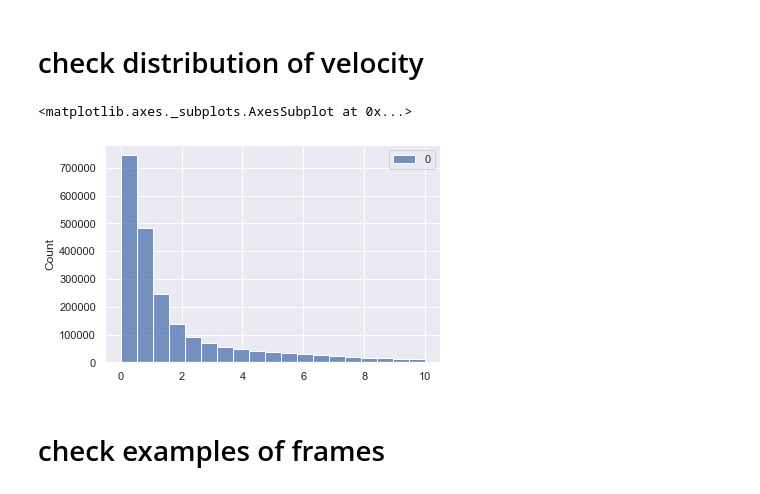
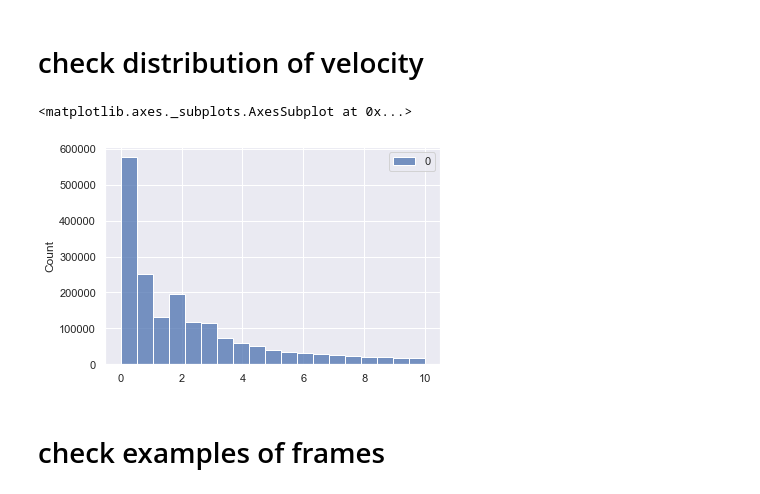
Before and after one commit to Thalaivar/DDP, a Jupyter notebook: B-SOID/active_inactive.ipynb, the cells around one changed output. Saved outputs shown, nothing was run; the diff lists cells and outputs as text; code cells hidden in the pictures.

```diff
--- a/B-SOID/active_inactive.ipynb
+++ b/B-SOID/active_inactive.ipynb
@@ -35,12 +33,13 @@ with open('../../data/output/displacement_feats.sav', 'rb') as f:
     feats = joblib.load(f)
 feats = np.vstack(feats)
 # %%
-displacements = feats[:,7:15].mean(axis=1).reshape(-1,1)
+# displacements = feats[:,7:15].mean(axis=1).reshape(-1,1)
+displacements = feats[:,12].reshape(-1, 1)
 bins = np.linspace(displacements.min(), 10, 20)
 sn.histplot(displacements, bins=bins)
 # %% [output]
 <matplotlib.axes._subplots.AxesSubplot at 0x...>
-[figure, old version]
+[figure, new version]
 # %% [markdown]
 # check examples of frames
 # %%
```
Also changed, not shown: parts of 1 cell of this notebook, 2 other files.
